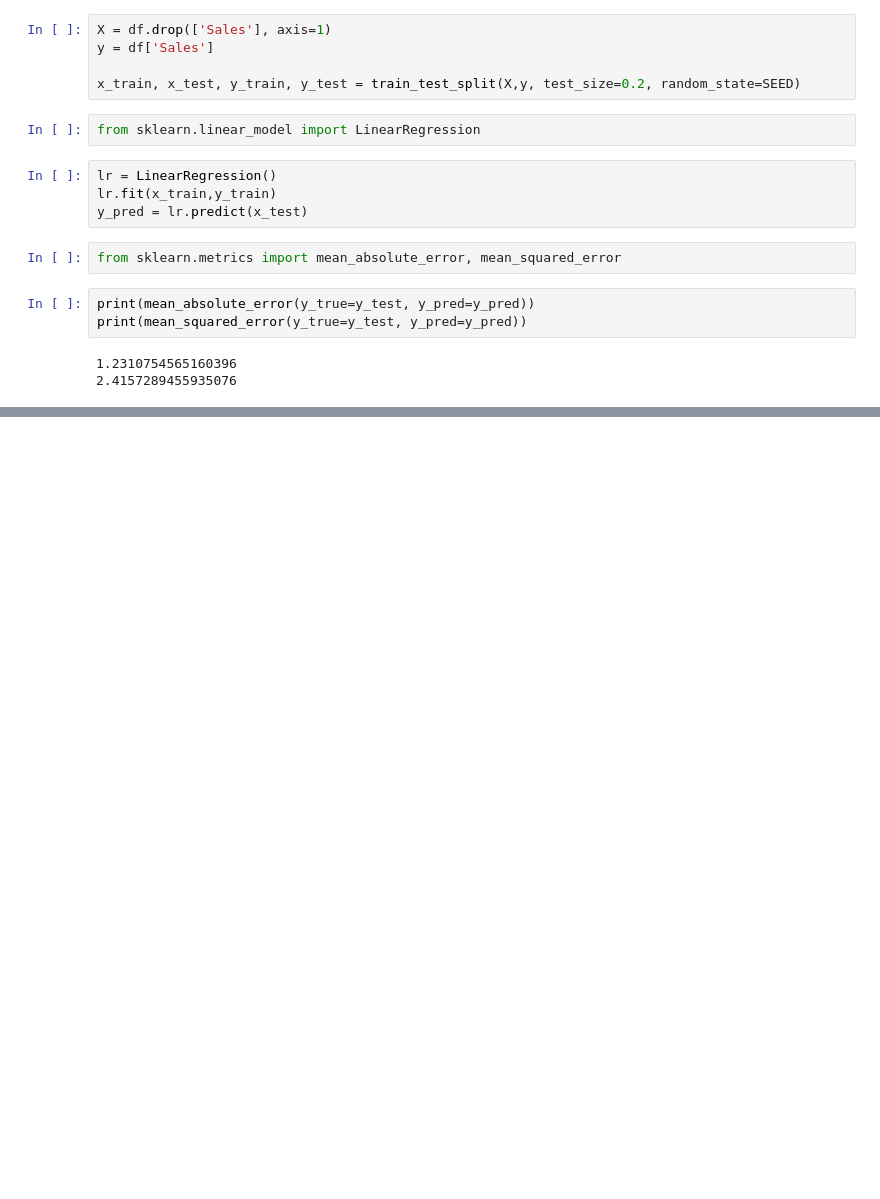
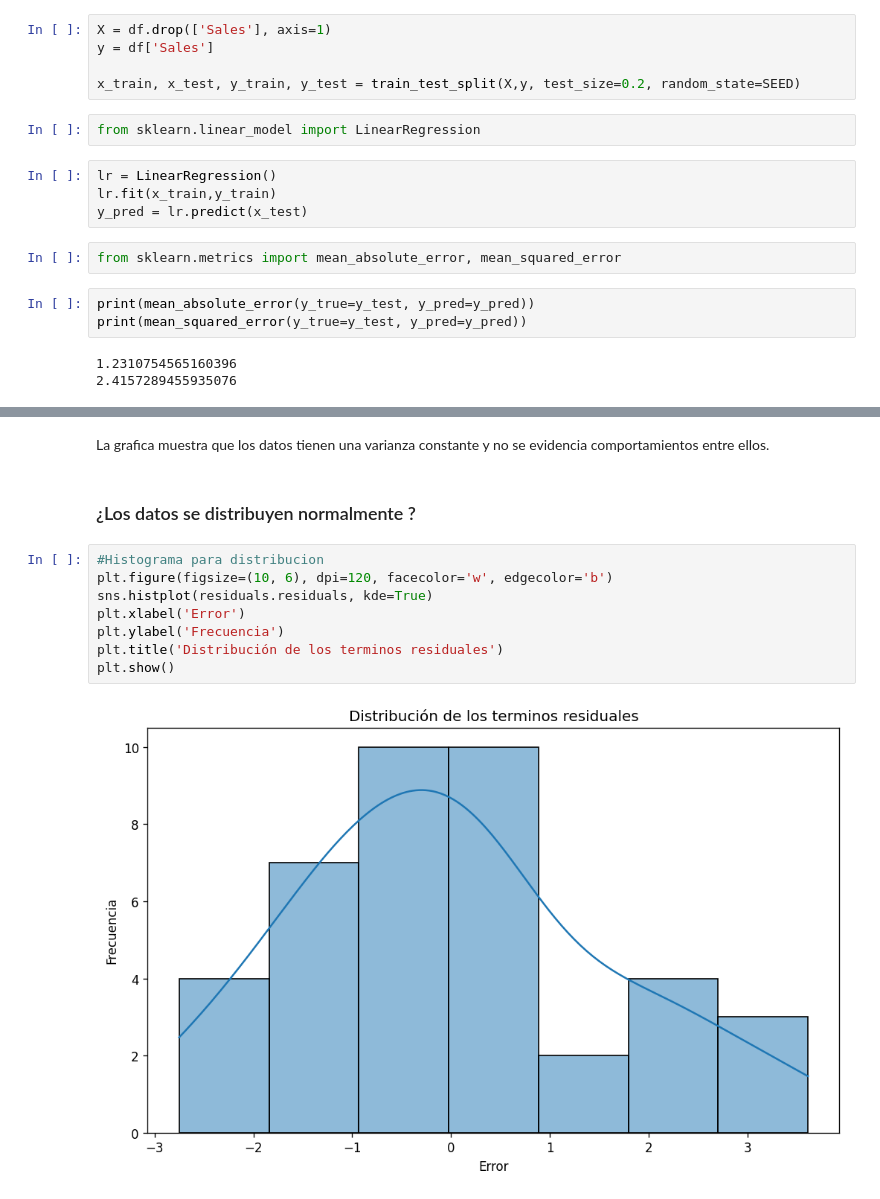
Before and after one commit to ForwardslashJP/Sales_Prediction, a Jupyter notebook: Sales_Prediction.ipynb, the cells around one changed output, grey strips where cells are left out. Saved outputs shown, nothing was run; the diff lists cells and outputs as text; blank space fills up the shorter version.

```diff
--- a/Sales_Prediction.ipynb
+++ b/Sales_Prediction.ipynb
@@ -44,0 +95,14 @@ print(mean_squared_error(y_true=y_test, y_pred=y_pred))
+# %% [markdown]
+La grafica muestra que los datos tienen una varianza constante y no se evidencia comportamientos entre ellos.
+# %% [markdown]
+### ¿Los datos se distribuyen normalmente ?
+# %%
+#Histograma para distribucion
+plt.figure(figsize=(10, 6), dpi=120, facecolor='w', edgecolor='b')
+sns.histplot(residuals.residuals, kde=True)
+plt.xlabel('Error')
+plt.ylabel('Frecuencia')
+plt.title('Distribución de los terminos residuales')
+plt.show()
+# %% [output]
+[figure, added]
```
Also changed, not shown: parts of 32 cells of this notebook.
